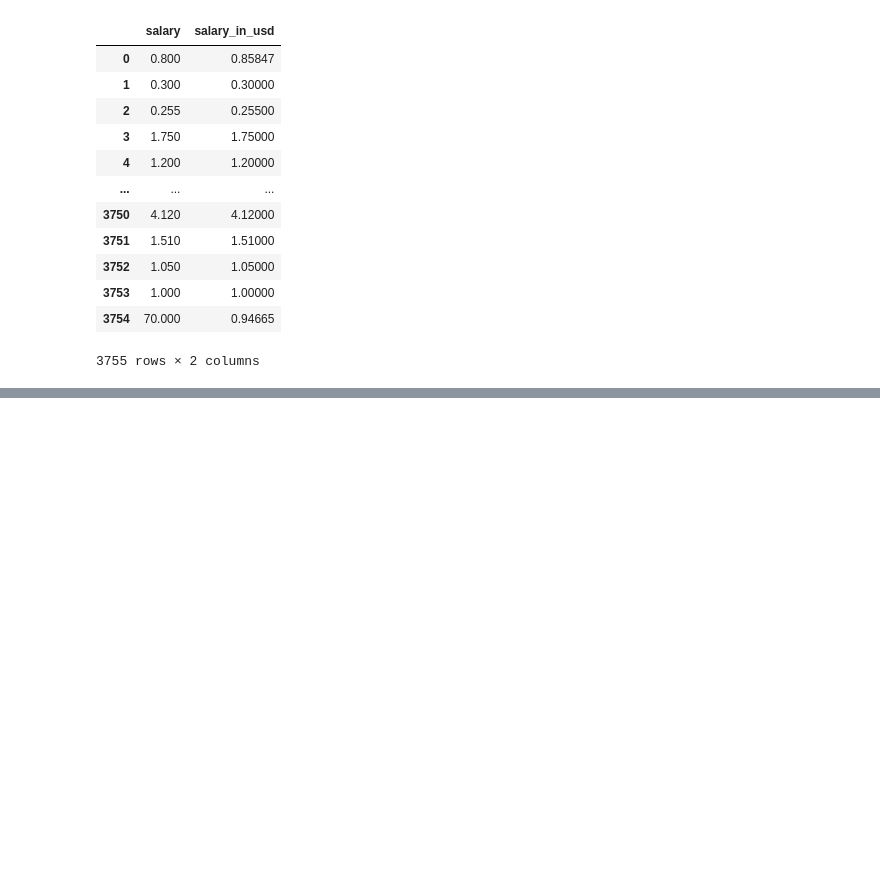
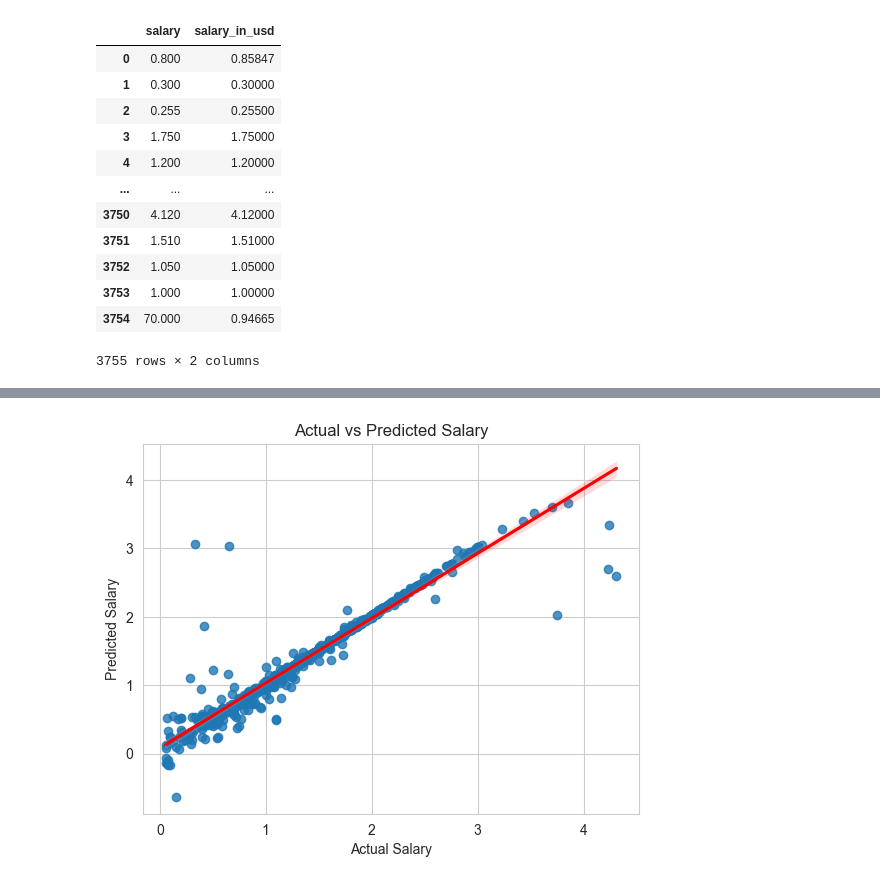
Before and after one commit to itamarKraitman/2024DeepLearningCourseProject, a Jupyter notebook: Main_Notebook.ipynb, the cells around one changed output, grey strips where cells are left out. Saved outputs shown, nothing was run; the diff lists cells and outputs as text; code cells hidden in the pictures; blank space fills up the shorter version.

```diff
--- a/Main_Notebook.ipynb
+++ b/Main_Notebook.ipynb
@@ -338,0 +209,5 @@ These steps illustrate the process of implementing CNN model, providing insights
+# %%
+indices = data.index
+train_indices, valid_indices = train_test_split(indices, test_size=0.3, random_state=42)
+x_train, y_train = data_X.loc[train_indices, :], y.loc[train_indices]
+x_valid, y_valid = data_X.loc[valid_indices, :], y.loc[valid_indices]
@@ -353,9 +242,3 @@ cnn_model = Sequential([
 
     Dense(1)
 ])
-
-cnn_model.compile(optimizer=Adam(learning_rate=0.0001),
-                  loss='mean_squared_error',
-                  metrics=['mae'])
-
-cnn_model.summary()
@@ -379,0 +248,7 @@ _________________________________________________________________
+# %%
+cnn_model.compile(optimizer=Adam(learning_rate=0.0001),
+                  loss='mean_squared_error',
+                  metrics=['mae', 'mse'])
+
+
+cnn_model.summary()
@@ -446,0 +288,3 @@ plt.show()
+# %%
+y_pred = cnn_model.predict(X_valid_preprocessed)
+y_pred
@@ -446,0 +305,8 @@ plt.show()
+# %%
+sns.regplot(x=y_valid, y=y_pred, line_kws={"color": "red"})
+plt.title('Actual vs Predicted Salary')
+plt.xlabel('Actual Salary')
+plt.ylabel('Predicted Salary')
+plt.show()
+# %% [output]
+[figure, added]
```
Also changed, not shown: parts of 58 cells of this notebook, 1 other file.
